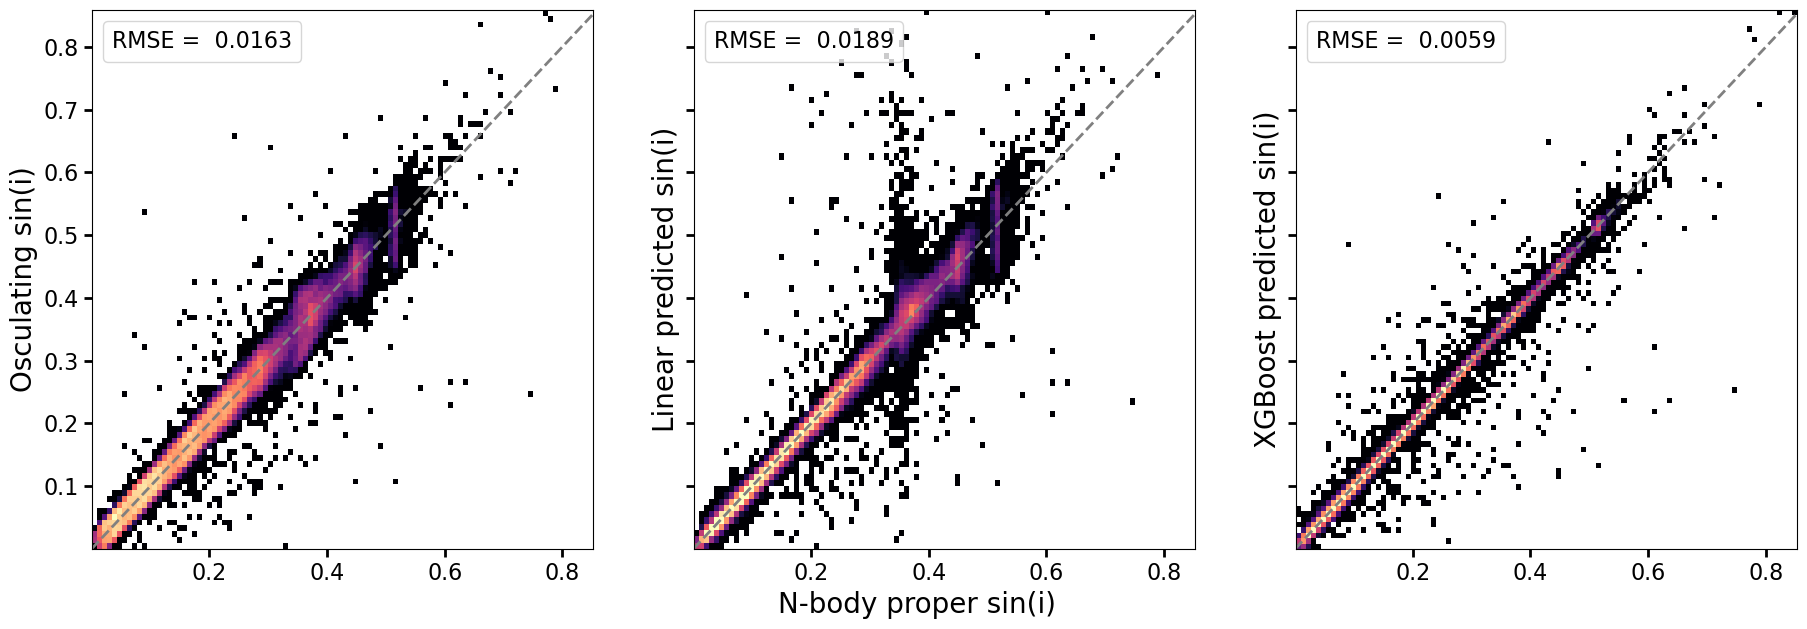
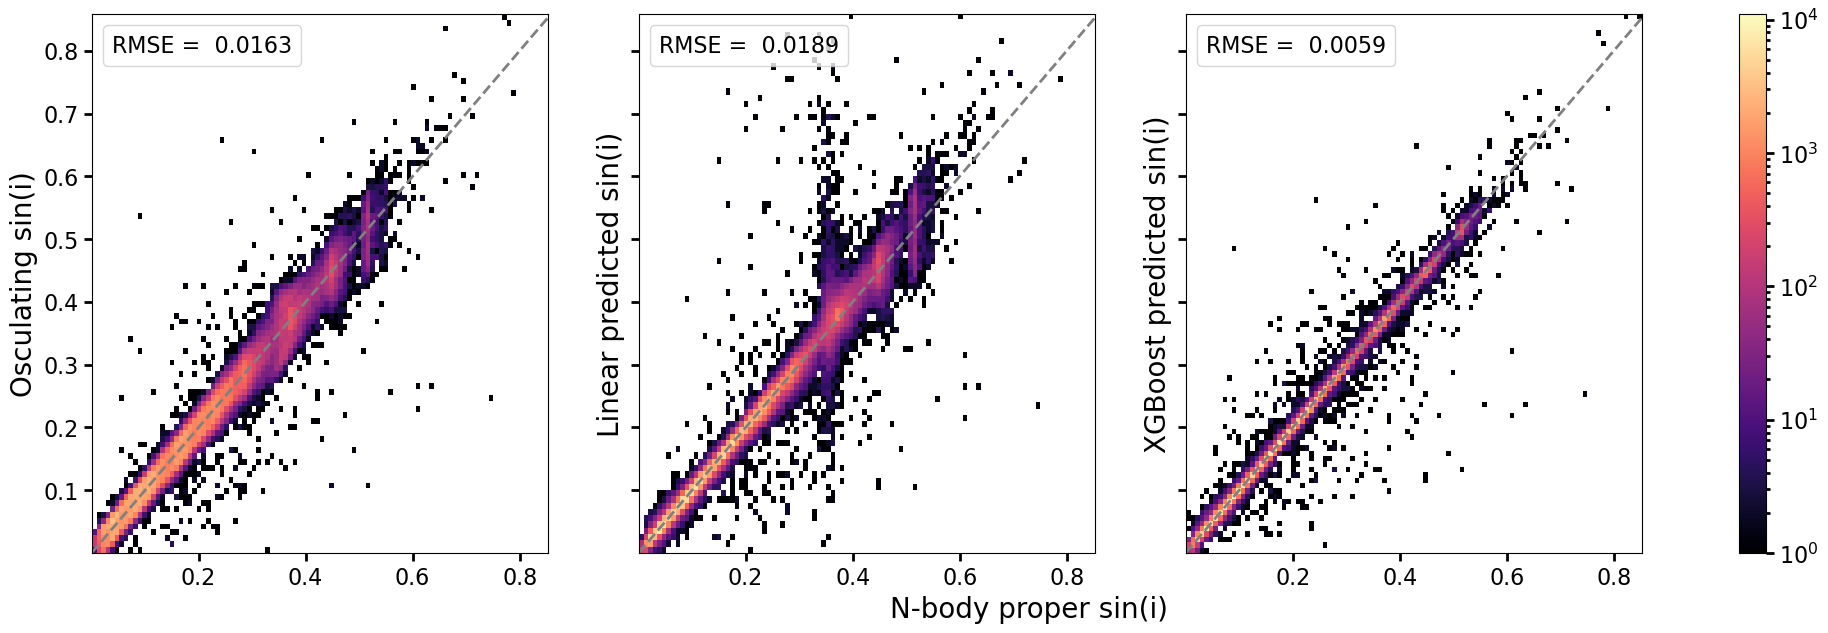
The notebook cell's code change between the first figure and the second:
--- before
+++ after
@@ -7,9 +7,8 @@
 })
 
-fig, axs = plt.subplots(1, 3, figsize=(22, 7), sharex=True, sharey=True)
+fig, axs = plt.subplots(1, 3, figsize=(25, 7), sharex=True, sharey=True)
 bins = 100
-vmin = 10
 cmap = mpl.cm.magma
-norm = LogNorm(vmin=vmin)
+norm = LogNorm(vmin=1, vmax=11000)
 
 data = [
@@ -25,5 +24,5 @@
 	x = x[bound]
 	y = y[bound]
-	h = ax.hist2d(x, y, bins=bins, norm=norm, cmap=cmap)
+	h = ax.hist2d(x, y, bins=bins, cmap=cmap, norm=norm)
 
 	minval = min(x.min(), y.min())
@@ -47,4 +46,6 @@
 	X, Y = np.meshgrid((xedges[:-1] + xedges[1:])/2, (yedges[:-1] + yedges[1:])/2)
 
+fig.colorbar(h[3], ax=axs.ravel().tolist())
+
 fig.supxlabel("N-body proper sin(i)", fontsize = 20)
 plt.savefig("./plots/comparisons_sini.pdf")

Commit: Clean up several plots